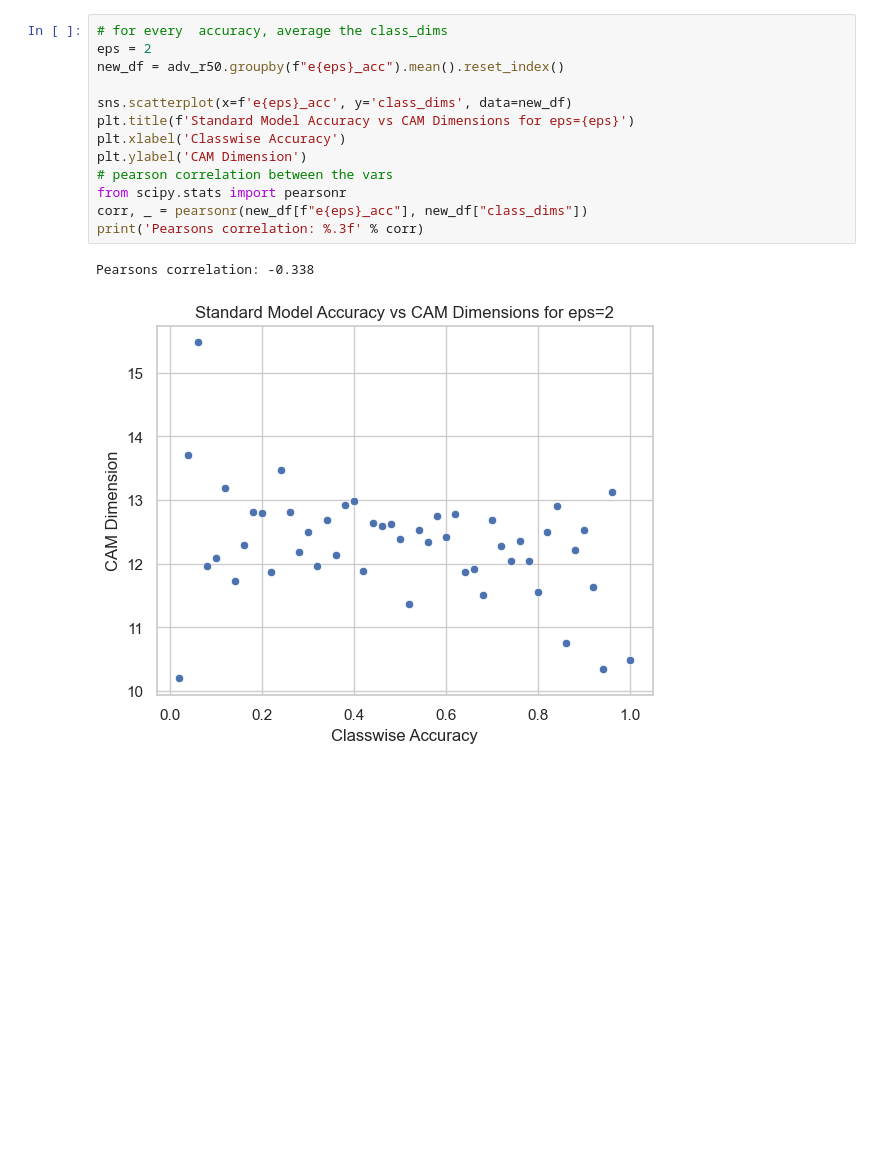
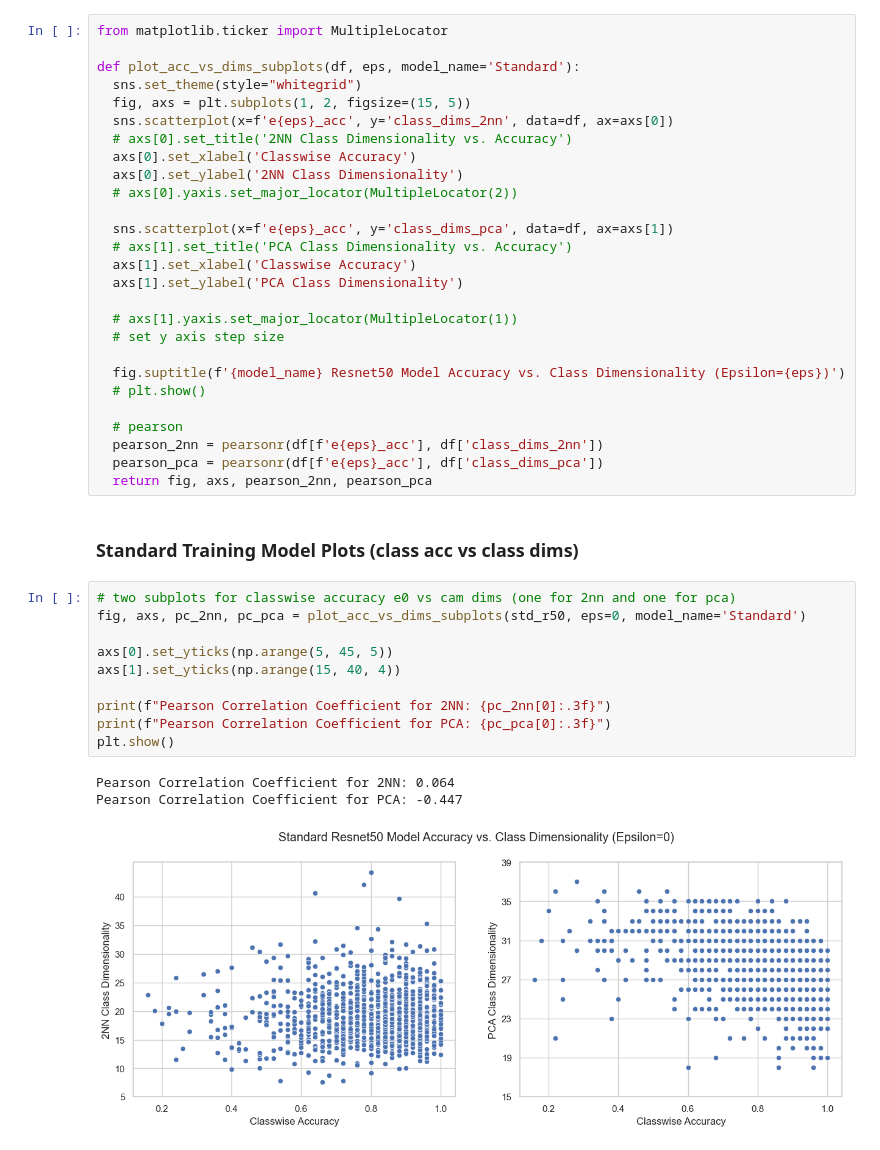
Before and after one commit to niranjanrajesh02/robust_CAMs, a Jupyter notebook: plots/E0_2.ipynb, the cells around one changed output. Saved outputs shown, nothing was run; the diff lists cells and outputs as text; blank space fills up the shorter version.

```diff
--- a/plots/E0_2.ipynb
+++ b/plots/E0_2.ipynb
@@ -139,16 +110,43 @@ Pearsons correlation: -0.011
-# %%
-# for every  accuracy, average the class_dims
-eps = 2
-new_df = adv_r50.groupby(f"e{eps}_acc").mean().reset_index()
-
-sns.scatterplot(x=f'e{eps}_acc', y='class_dims', data=new_df)
-plt.title(f'Standard Model Accuracy vs CAM Dimensions for eps={eps}')
-plt.xlabel('Classwise Accuracy')
-plt.ylabel('CAM Dimension')
-# pearson correlation between the vars
-from scipy.stats import pearsonr
-corr, _ = pearsonr(new_df[f"e{eps}_acc"], new_df["class_dims"])
-print('Pearsons correlation: %.3f' % corr)
-# %% [output]
-Pearsons correlation: -0.338
-[figure, removed]
+# %%
+from matplotlib.ticker import MultipleLocator
+
+def plot_acc_vs_dims_subplots(df, eps, model_name='Standard'):
+  sns.set_theme(style="whitegrid")
+  fig, axs = plt.subplots(1, 2, figsize=(15, 5))
+  sns.scatterplot(x=f'e{eps}_acc', y='class_dims_2nn', data=df, ax=axs[0])
+  # axs[0].set_title('2NN Class Dimensionality vs. Accuracy')
+  axs[0].set_xlabel('Classwise Accuracy')
+  axs[0].set_ylabel('2NN Class Dimensionality')
+  # axs[0].yaxis.set_major_locator(MultipleLocator(2))
+
+  sns.scatterplot(x=f'e{eps}_acc', y='class_dims_pca', data=df, ax=axs[1])
+  # axs[1].set_title('PCA Class Dimensionality vs. Accuracy')
+  axs[1].set_xlabel('Classwise Accuracy')
+  axs[1].set_ylabel('PCA Class Dimensionality')
+
+  # axs[1].yaxis.set_major_locator(MultipleLocator(1))
+  # set y axis step size
+
+  fig.suptitle(f'{model_name} Resnet50 Model Accuracy vs. Class Dimensionality (Epsilon={eps})')
+  # plt.show()
+
+  # pearson
+  pearson_2nn = pearsonr(df[f'e{eps}_acc'], df['class_dims_2nn'])
+  pearson_pca = pearsonr(df[f'e{eps}_acc'], df['class_dims_pca'])
+  return fig, axs, pearson_2nn, pearson_pca
+# %% [markdown]
+### Standard Training Model Plots (class acc vs class dims)
+# %%
+# two subplots for classwise accuracy e0 vs cam dims (one for 2nn and one for pca)
+fig, axs, pc_2nn, pc_pca = plot_acc_vs_dims_subplots(std_r50, eps=0, model_name='Standard')
+
+axs[0].set_yticks(np.arange(5, 45, 5))
+axs[1].set_yticks(np.arange(15, 40, 4))
+
+print(f"Pearson Correlation Coefficient for 2NN: {pc_2nn[0]:.3f}")
+print(f"Pearson Correlation Coefficient for PCA: {pc_pca[0]:.3f}")
+plt.show()
+# %% [output]
+Pearson Correlation Coefficient for 2NN: 0.064
+Pearson Correlation Coefficient for PCA: -0.447
+[figure, added]
```
Also changed, not shown: parts of 27 cells of this notebook, 1 other file.
